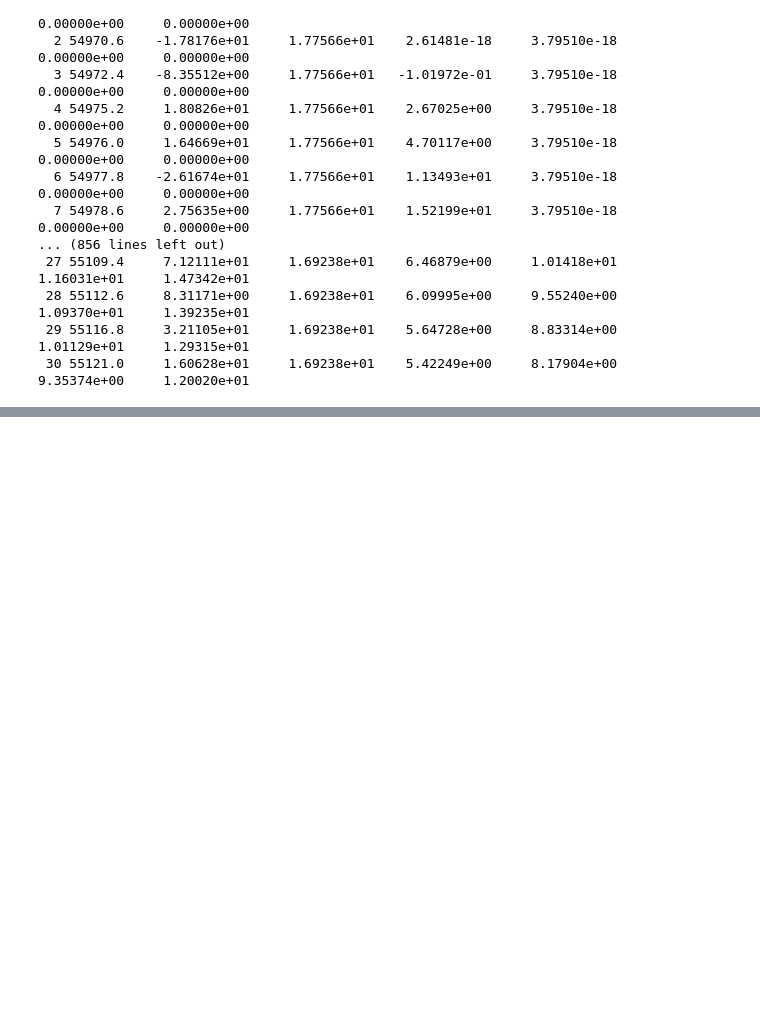
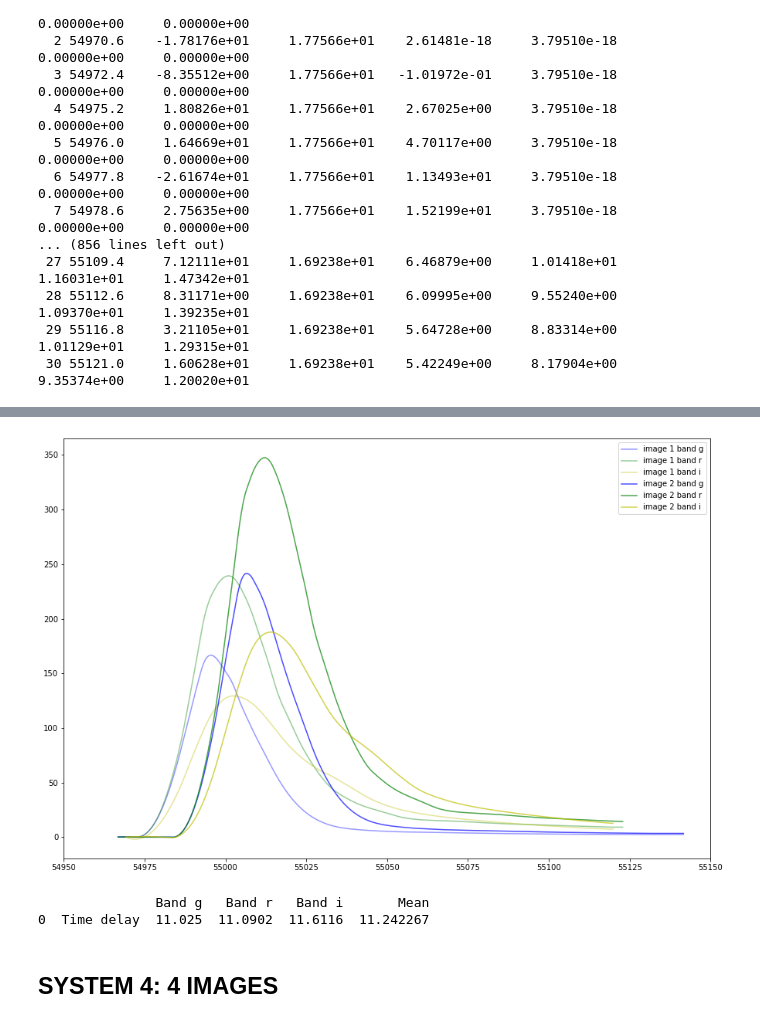
Before and after one commit to LeaPLGR/LensedSN124imagesLCs, a Jupyter notebook: LCSimulator_MultiImage.ipynb, the cells around one changed output, grey strips where cells are left out. Drawn from its saved outputs; the diff is of its cells as text; code cells hidden in the pictures; blank space fills up the shorter version.

```diff
--- a/LCSimulator_MultiImage.ipynb
+++ b/LCSimulator_MultiImage.ipynb
@@ -112,0 +221,56 @@ for sys in range(Nsys):
+# %%
+from scipy.interpolate import interp1d
+
+plt.figure(figsize=(15, 10))
+
+x1 = timeS1B1
+x1b = np.linspace(min(x1), max(x1), num=1000, endpoint=False)
+x2 = timeS1B2
+x2b = np.linspace(min(x2), max(x2), num=1000, endpoint=False)
+x3 = timeS1B3
+x3b = np.linspace(min(x3), max(x3), num=1000, endpoint=False)
+
+# Image 1
+y1I1 = fluxS1I1B1
+f1I1 = interp1d(x1, y1I1, kind='quadratic')
+y2I1 = fluxS1I1B2
+f2I1 = interp1d(x2, y2I1, kind='quadratic')
+y3I1 = fluxS1I1B3
+f3I1 = interp1d(x3, y3I1, kind='quadratic')
+
+# Image 2
+y1I2 = fluxS1I2B1
+f1I2 = interp1d(x1, y1I2, kind='quadratic')
+y2I2 = fluxS1I2B2
+f2I2 = interp1d(x2, y2I2, kind='quadratic')
+y3I2 = fluxS1I2B3
+f3I2 = interp1d(x3, y3I2, kind='quadratic')
+
+
+
+plt.plot( x1b, f1I1(x1b), 'b-', alpha = 0.4, label='image 1 band g')
+plt.plot( x2b, f2I1(x2b), 'g-', alpha = 0.4, label='image 1 band r')
+plt.plot( x3b, f3I1(x3b), 'y-', alpha = 0.4, label='image 1 band i')
+
+plt.plot( x1b, f1I2(x1b), 'b-', alpha = 0.7, label='image 2 band g')
+plt.plot( x2b, f2I2(x2b), 'g-', alpha = 0.7, label='image 2 band r')
+plt.plot( x3b, f3I2(x3b), 'y-', alpha = 0.7, label='image 2 band i')
+plt.legend()
+plt.xlim(54950, 55150)
+plt.show();
+# %% [output]
+[figure, added]
+# %%
+TD1FB1 = abs(x1b[np.where(f1I1(x1b) == max(f1I1(x1b)))[0][0]] - x1b[np.where(f1I2(x1b) == max(f1I2(x1b)))[0][0]])
+TD1FB2 = abs(x2b[np.where(f2I1(x2b) == max(f2I1(x2b)))[0][0]] - x2b[np.where(f2I2(x2b) == max(f2I2(x2b)))[0][0]])
+TD1FB3 = abs(x3b[np.where(f3I1(x3b) == max(f3I1(x3b)))[0][0]] - x3b[np.where(f3I2(x3b) == max(f3I2(x3b)))[0][0]])
+
+d = [ ["Time delay" ,        TD1FB1,  TD1FB2, TD1FB3, (TD1FB1+TD1FB2+TD1FB3)/3]]
+
+df = pd.DataFrame(d, columns = ["   ",'Band g','Band r', 'Band i', 'Mean'])
+print(df)
+# %% [output]
+               Band g   Band r   Band i       Mean
+0  Time delay  11.025  11.0902  11.6116  11.242267
+# %% [markdown]
+## SYSTEM 4: 4 IMAGES
```
Also changed, not shown: parts of 12 cells of this notebook.
